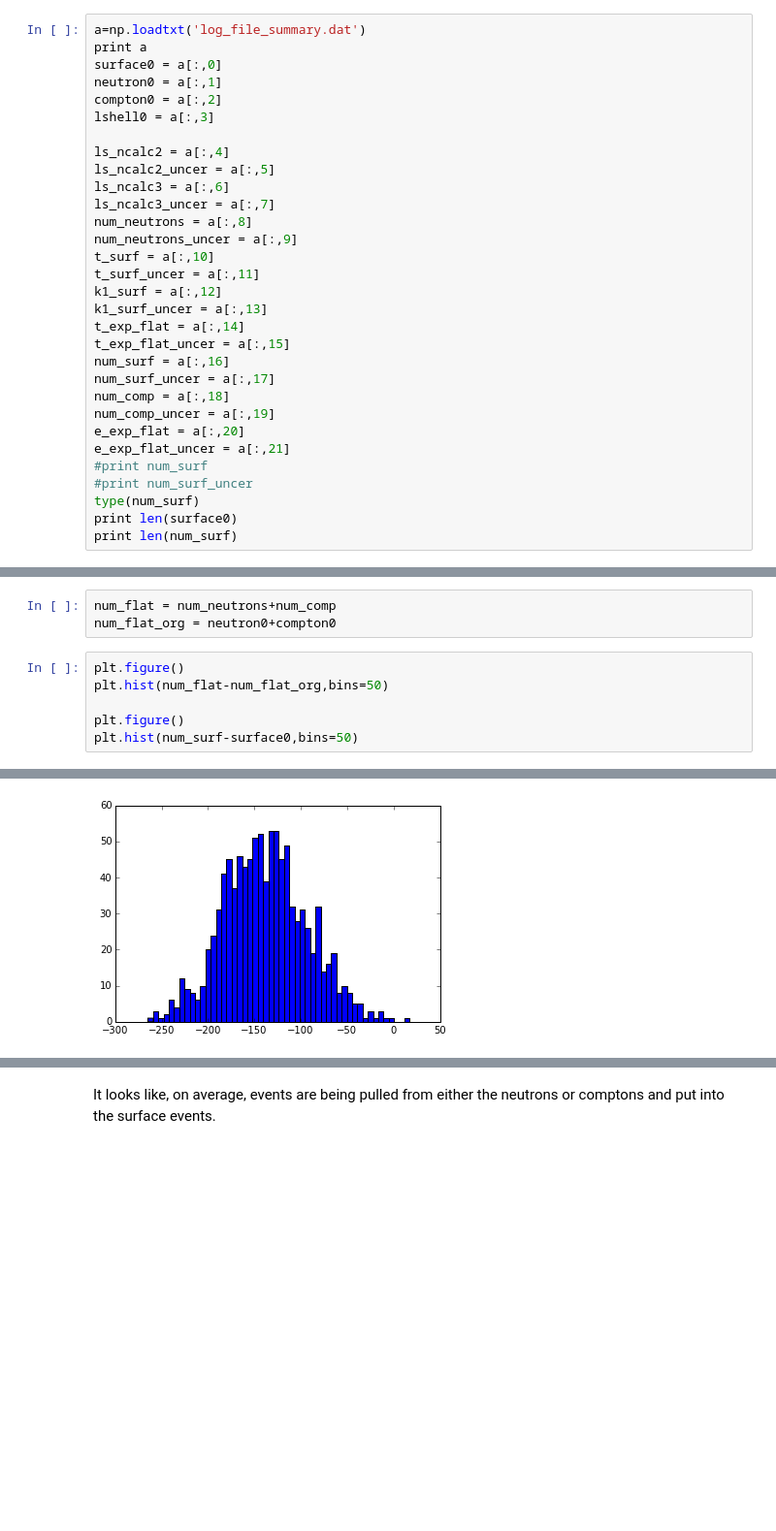
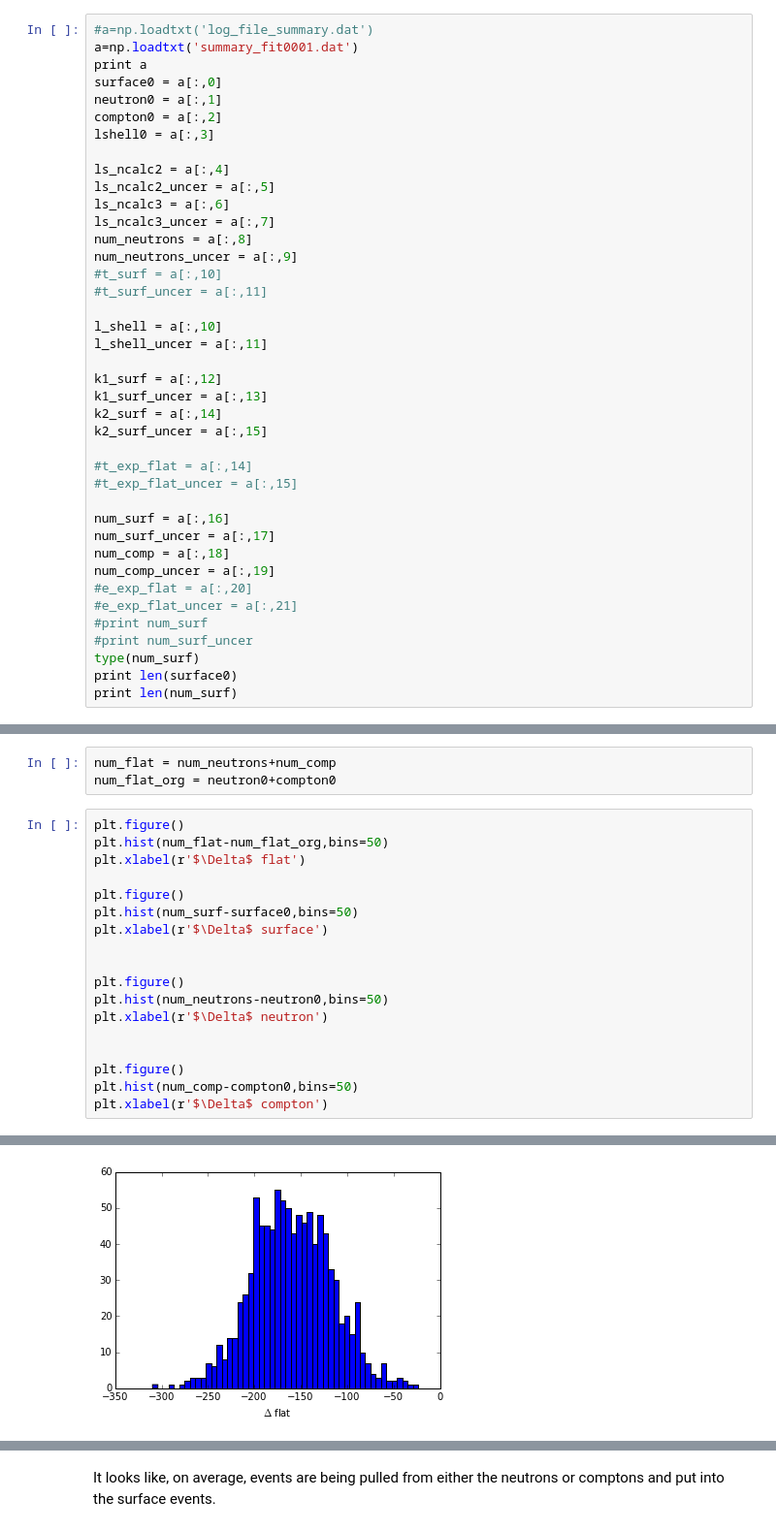
Before and after one commit to mattbellis/Siena_College_Ronnie_Rera, a Jupyter notebook: IPython Notebooks/log_file_summary.ipynb, the cells around one changed output, grey strips where cells are left out. Shown: that part at 97% size. Saved outputs shown, nothing was run; the diff lists cells and outputs as text; blank space fills up the shorter version.

```diff
--- a/IPython Notebooks/log_file_summary.ipynb
+++ b/IPython Notebooks/log_file_summary.ipynb
@@ -5,5 +8,6 @@ import matplotlib.pyplot as plt
 # %%
-a=np.loadtxt('log_file_summary.dat')
+#a=np.loadtxt('log_file_summary.dat')
+a=np.loadtxt('summary_fit0001.dat')
 print a
 surface0 = a[:,0]
 neutron0 = a[:,1]
@@ -16,18 +20,26 @@ ls_ncalc3 = a[:,6]
 ls_ncalc3_uncer = a[:,7]
 num_neutrons = a[:,8]
 num_neutrons_uncer = a[:,9]
-t_surf = a[:,10]
-t_surf_uncer = a[:,11]
+#t_surf = a[:,10]
+#t_surf_uncer = a[:,11]
+
+l_shell = a[:,10]
+l_shell_uncer = a[:,11]
+
 k1_surf = a[:,12]
 k1_surf_uncer = a[:,13]
-t_exp_flat = a[:,14]
-t_exp_flat_uncer = a[:,15]
+k2_surf = a[:,14]
+k2_surf_uncer = a[:,15]
+
+#t_exp_flat = a[:,14]
+#t_exp_flat_uncer = a[:,15]
+
 num_surf = a[:,16]
 num_surf_uncer = a[:,17]
 num_comp = a[:,18]
 num_comp_uncer = a[:,19]
-e_exp_flat = a[:,20]
-e_exp_flat_uncer = a[:,21]
+#e_exp_flat = a[:,20]
+#e_exp_flat_uncer = a[:,21]
 #print num_surf
 #print num_surf_uncer
 type(num_surf)
@@ -98,7 +116,19 @@ num_flat_org = neutron0+compton0
 # %%
 plt.figure()
 plt.hist(num_flat-num_flat_org,bins=50)
+plt.xlabel(r'$\Delta$ flat')
 
 plt.figure()
 plt.hist(num_surf-surface0,bins=50)
+plt.xlabel(r'$\Delta$ surface')
+
+
+plt.figure()
+plt.hist(num_neutrons-neutron0,bins=50)
+plt.xlabel(r'$\Delta$ neutron')
+
+
+plt.figure()
+plt.hist(num_comp-compton0,bins=50)
+plt.xlabel(r'$\Delta$ compton')
 # %% [output]
@@ -122 +136 @@ plt.hist(num_surf-surface0,bins=50)
-[figure, old version]
+[figure, new version]
```
Also changed, not shown: parts of 8 cells of this notebook, 2 other files.
